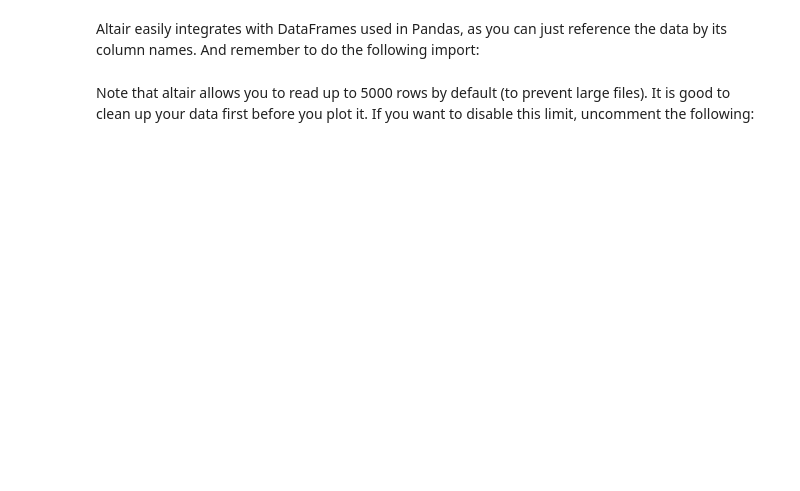
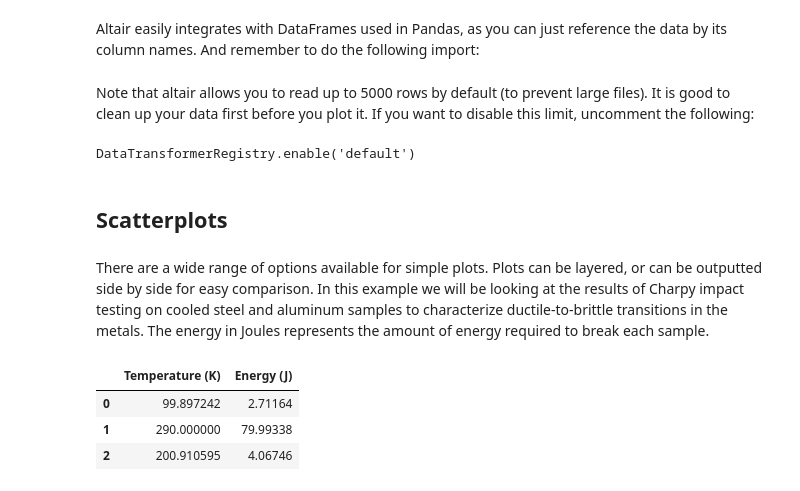
Before and after one commit to migratorius/MS141-Midterm, a Jupyter notebook: MS141-Midterm.ipynb, the cells around one changed output. Cells and saved outputs as stored; diff of their text form; code cells hidden in the pictures; blank space fills up the shorter version.

```diff
--- a/MS141-Midterm.ipynb
+++ b/MS141-Midterm.ipynb
@@ -217,4 +217,20 @@ import altair as alt
 # %% [markdown]
 Note that altair allows you to read up to 5000 rows by default (to prevent large files). It is good to clean up your data first before you plot it. If you want to disable this limit, uncomment the following:
 # %%
-#alt.data_transformers.disable_max_rows()
+alt.data_transformers.disable_max_rows()
+# %% [output]
+DataTransformerRegistry.enable('default')
+# %% [markdown]
+## Scatterplots
+# %% [markdown]
+There are a wide range of options available for simple plots. Plots can be layered, or can be outputted side by side for easy comparison.
+In this example we will be looking at the results of Charpy impact testing on cooled steel and aluminum samples to characterize ductile-to-brittle transitions in the metals. The energy in Joules represents the amount of energy required to break each sample.
+# %%
+steel= pd.read_csv("/Users/howells/Desktop/steeldata.csv")
+# %%
+steel.head(3) #See what the data looks like
+# %% [output]
+|  | Temperature (K) | Energy (J) |
+| 0 | 99.897242 | 2.71164 |
+| 1 | 290.000000 | 79.99338 |
+| 2 | 200.910595 | 4.06746 |
```
Also changed, not shown: parts of 32 cells of this notebook.
